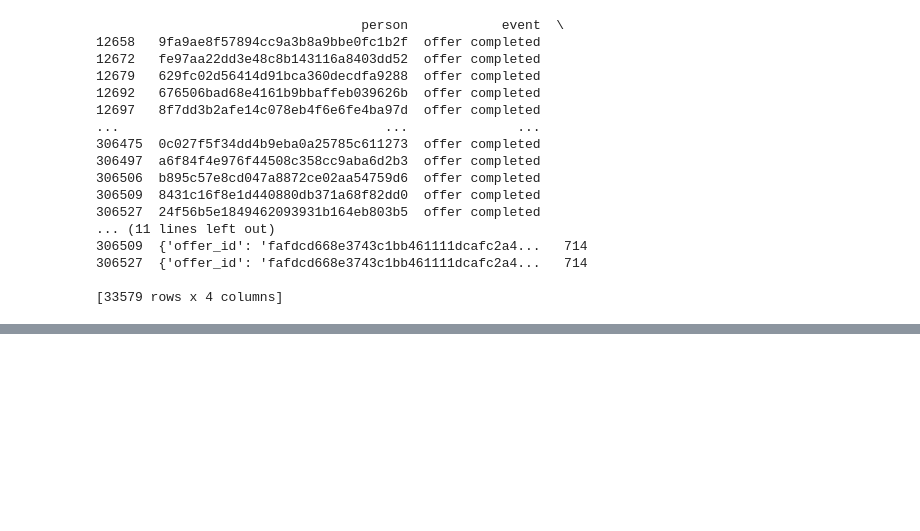
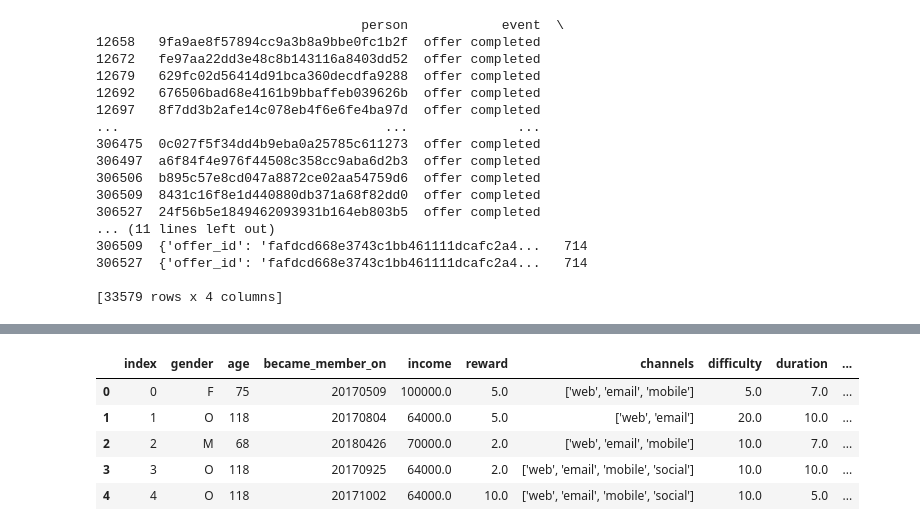
Before and after one commit to KushagraMakharia/ND, a Jupyter notebook: Untitled.ipynb, the cells around one changed output, grey strips where cells are left out. Saved outputs shown, nothing was run; the diff lists cells and outputs as text; code cells hidden in the pictures; blank space fills up the shorter version.

```diff
--- a/Untitled.ipynb
+++ b/Untitled.ipynb
@@ -374,0 +335,10 @@ accuracy_score(pred, y_test)
+# %%
+data = data.dropna(subset=["offer_type"])
+data = data.reset_index()
+# %%
+value = {"gender": "O", "income":data["income"].median()}
+data = data.fillna(value=value)
+# %%
+data.pop("p_id")
+data.pop("o_id")
+y = data.pop("event")
@@ -374,0 +354,9 @@ accuracy_score(pred, y_test)
+# %%
+data.head()
+# %% [output]
+|  | index | gender | age | became_member_on | income | reward | channels | difficulty | duration | ... |
+| 0 | 0 | F | 75 | 20170509 | 100000.0 | 5.0 | ['web', 'email', 'mobile'] | 5.0 | 7.0 | ... |
+| 1 | 1 | O | 118 | 20170804 | 64000.0 | 5.0 | ['web', 'email'] | 20.0 | 10.0 | ... |
+| 2 | 2 | M | 68 | 20180426 | 70000.0 | 2.0 | ['web', 'email', 'mobile'] | 10.0 | 7.0 | ... |
+| 3 | 3 | O | 118 | 20170925 | 64000.0 | 2.0 | ['web', 'email', 'mobile', 'social'] | 10.0 | 10.0 | ... |
+| 4 | 4 | O | 118 | 20171002 | 64000.0 | 10.0 | ['web', 'email', 'mobile', 'social'] | 10.0 | 5.0 | ... |
```
Also changed, not shown: parts of 48 cells of this notebook, 5 other files.
